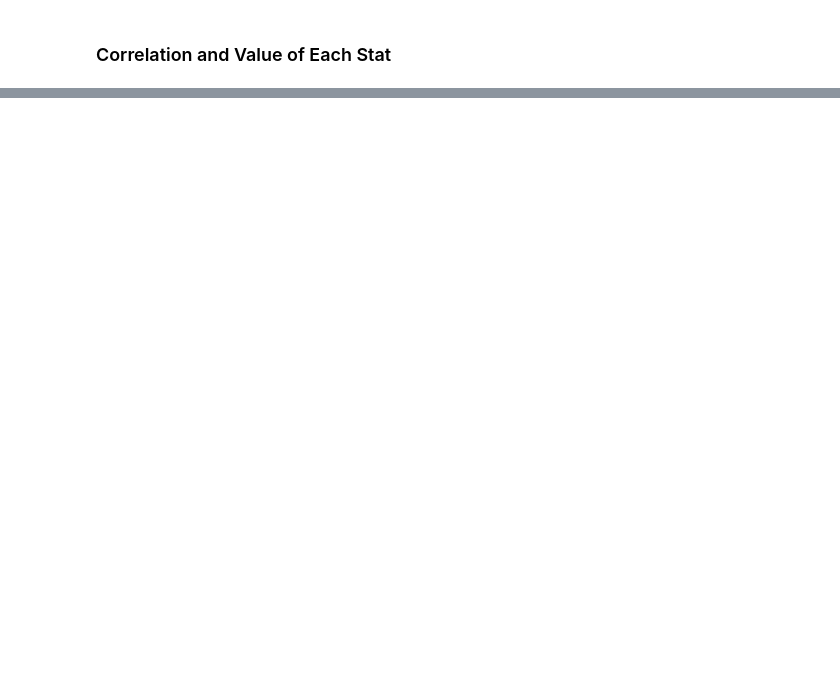
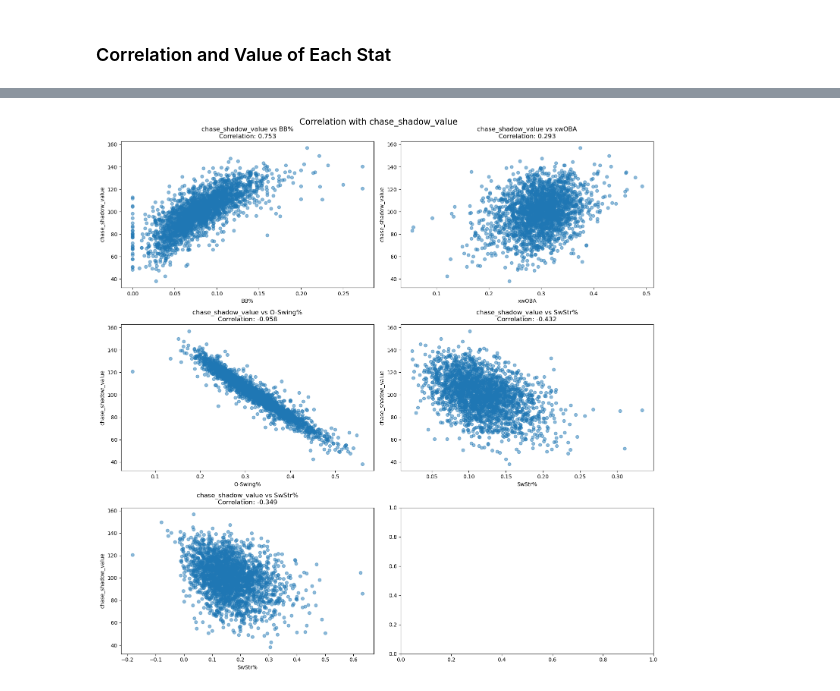
Before and after one commit to daltonlowery26/swing_decisons, a Jupyter notebook: analysis/stat_value.ipynb, the cells around one changed output, grey strips where cells are left out. Drawn from its saved outputs; the diff is of its cells as text; code cells hidden in the pictures; blank space fills up the shorter version.

```diff
--- a/analysis/stat_value.ipynb
+++ b/analysis/stat_value.ipynb
@@ -91,0 +87,43 @@ Correlation between current and next year xwoba: 0.645
+# %%
+# Create a figure with multiple subplots
+fig, axes = plt.subplots(3, 2, figsize=(15, 15))
+fig.suptitle('Correlation with chase_shadow_value', fontsize=16)
+
+# Plot 1: chase_shadow_value vs BB%
+axes[0,0].scatter(dfs['BB%'], dfs['chase_shadow_value'], alpha=0.5)
+axes[0,0].set_xlabel('BB%')
+axes[0,0].set_ylabel('chase_shadow_value')
+axes[0,0].set_title('chase_shadow_value vs BB%\nCorrelation: {:.3f}'.format(
+    dfs['BB%'].corr(dfs['chase_shadow_value'])))
+
+# Plot 2: chase_shadow_value vs xwOBA
+axes[0,1].scatter(dfs['xwoba'], dfs['chase_shadow_value'], alpha=0.5)
+axes[0,1].set_xlabel('xwOBA')
+axes[0,1].set_ylabel('chase_shadow_value')
+axes[0,1].set_title('chase_shadow_value vs xwOBA\nCorrelation: {:.3f}'.format(
+    dfs['xwoba'].corr(dfs['chase_shadow_value'])))
+
+# Plot 3: chase_shadow_value vs O-Swing%
+axes[1,0].scatter(dfs['O-Swing%'], dfs['chase_shadow_value'], alpha=0.5)
+axes[1,0].set_xlabel('O-Swing%')
+axes[1,0].set_ylabel('chase_shadow_value')
+axes[1,0].set_title('chase_shadow_value vs O-Swing%\nCorrelation: {:.3f}'.format(
+    dfs['O-Swing%'].corr(dfs['chase_shadow_value'])))
+
+# Plot 4: chase_shadow_value vs SwStr%
+axes[1,1].scatter(dfs['SwStr%'], dfs['chase_shadow_value'], alpha=0.5)
+axes[1,1].set_xlabel('SwStr%')
+axes[1,1].set_ylabel('chase_shadow_value')
+axes[1,1].set_title('chase_shadow_value vs SwStr%\nCorrelation: {:.3f}'.format(
+    dfs['SwStr%'].corr(dfs['chase_shadow_value'])))
+
+# Plot 4: chase_shadow_value vs SwStr%
+axes[2,0].scatter(dfs['K-BB%'], dfs['chase_shadow_value'], alpha=0.5)
+axes[2,0].set_xlabel('SwStr%')
+axes[2,0].set_ylabel('chase_shadow_value')
+axes[2,0].set_title('chase_shadow_value vs SwStr%\nCorrelation: {:.3f}'.format(
+    dfs['K-BB%'].corr(dfs['chase_shadow_value'])))
+
+plt.tight_layout()
+# %% [output]
+[figure, added]
```
Also changed, not shown: parts of 9 cells of this notebook, 5 other files.
